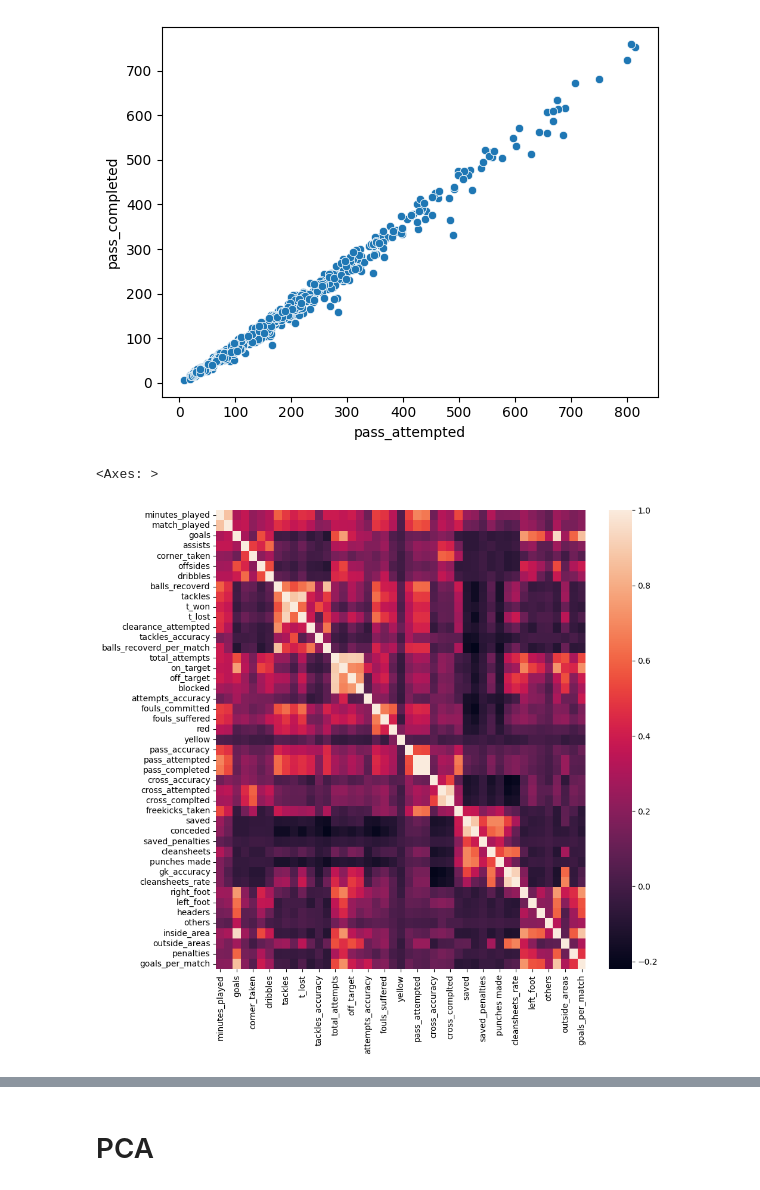
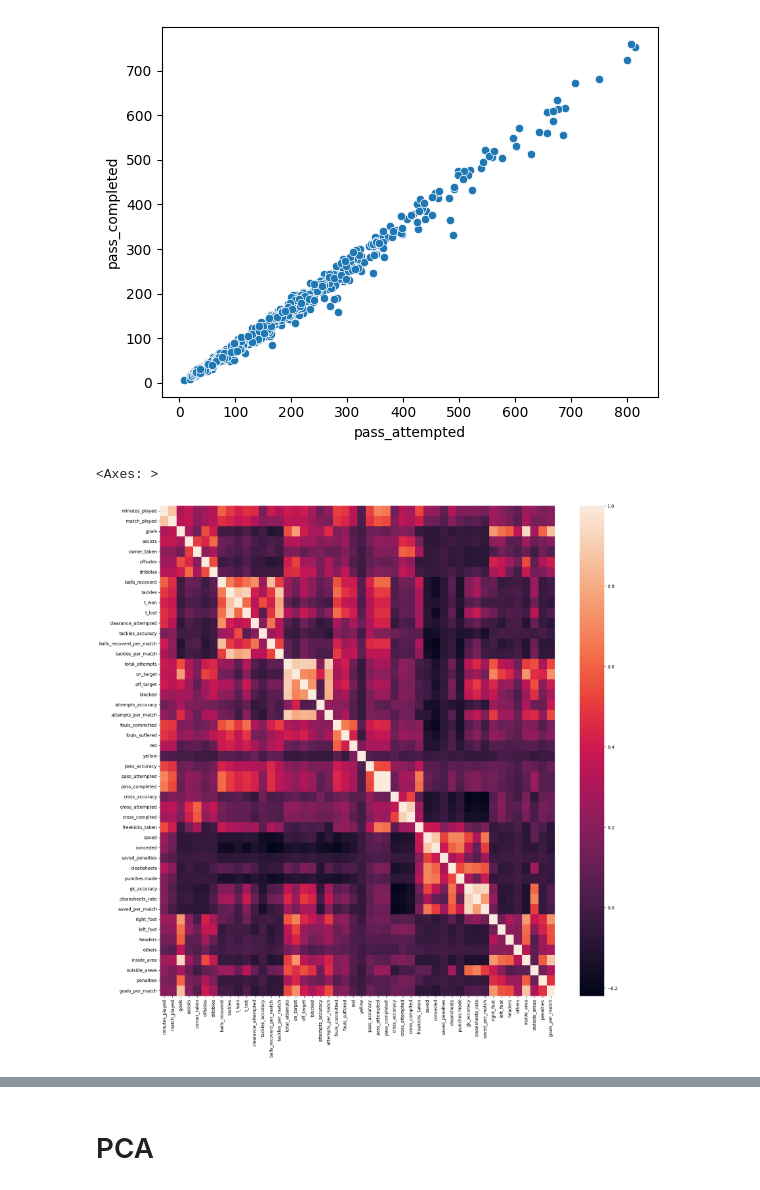
Before and after one commit to elouanzer/challenge1, a Jupyter notebook: champions league.ipynb, the cells around one changed output, grey strips where cells are left out. Cells and saved outputs as stored; diff of their text form; code cells hidden in the pictures.

```diff
--- a/champions league.ipynb
+++ b/champions league.ipynb
@@ -24,3 +28,6 @@ defending['balls_recoverd_per_match'] = defending['balls_recoverd'] / defending[
 goals['goals_per_match'] = goals['goals'] / goals['match_played']
 goalkeeping['gk_accuracy'] = 100 * goalkeeping['saved'] / (goalkeeping['saved']+goalkeeping['conceded'])
 goalkeeping['cleansheets_rate'] = 100 * goalkeeping['cleansheets'] / goalkeeping['match_played']
+defending['tackles_per_match'] = defending['tackles'] / defending['match_played']
+goalkeeping['saved_per_match'] = goalkeeping['saved'] / goalkeeping['match_played']
+attempts['attempts_per_match'] = attempts['total_attempts'] / attempts['match_played']
@@ -69 +82,3 @@ memory usage: 384.1+ KB
+# %%
+df = df.fillna(value=0)
 # %%
@@ -136,9 +154,9 @@ sns.scatterplot(df, x='pass_attempted', y='pass_completed')
 <Axes: xlabel='pass_attempted', ylabel='pass_completed'>
 [figure]
 # %%
-corr = df.select_dtypes(exclude='object').fillna(value=0).corr()
-plt.figure(figsize=((10,10)))
+corr = df.select_dtypes(exclude='object').corr()
+plt.figure(figsize=((20,20)))
 sns.heatmap(corr)
 # %% [output]
 <Axes: >
-[figure, old version]
+[figure, new version]
```
Also changed, not shown: parts of 30 cells of this notebook.
